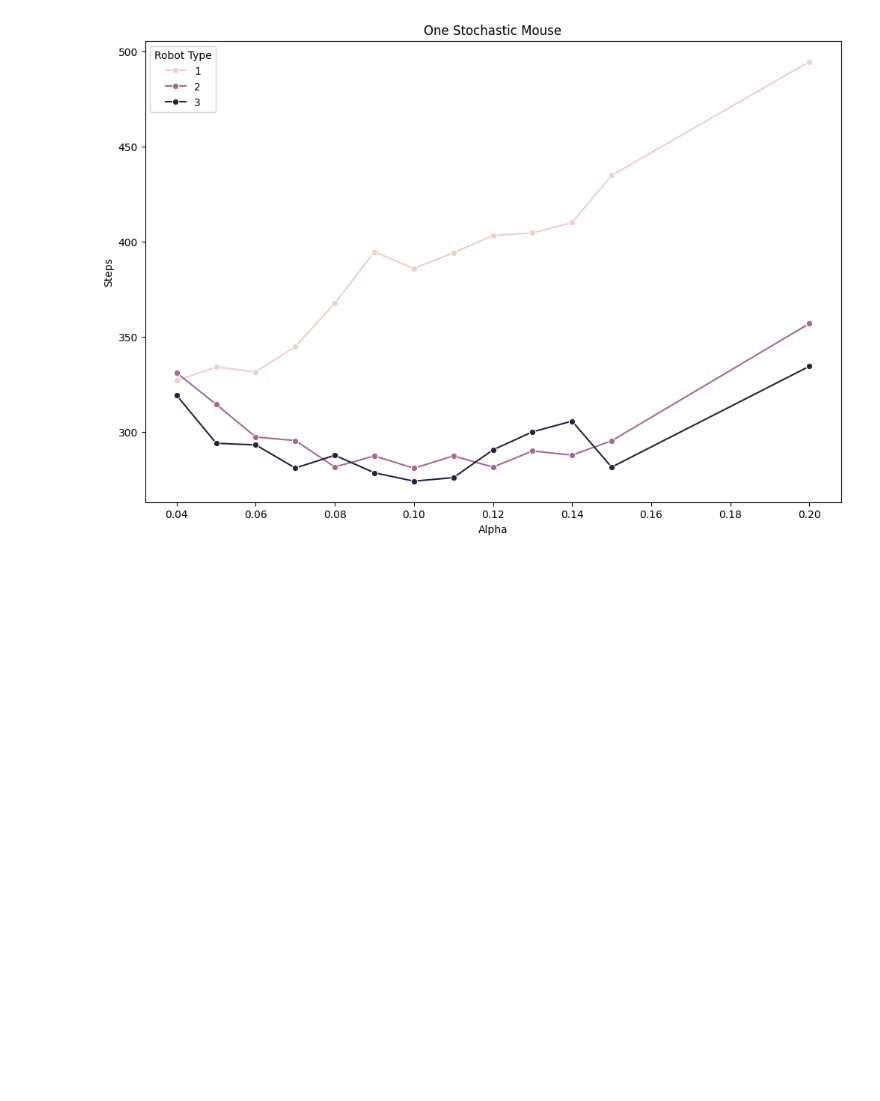
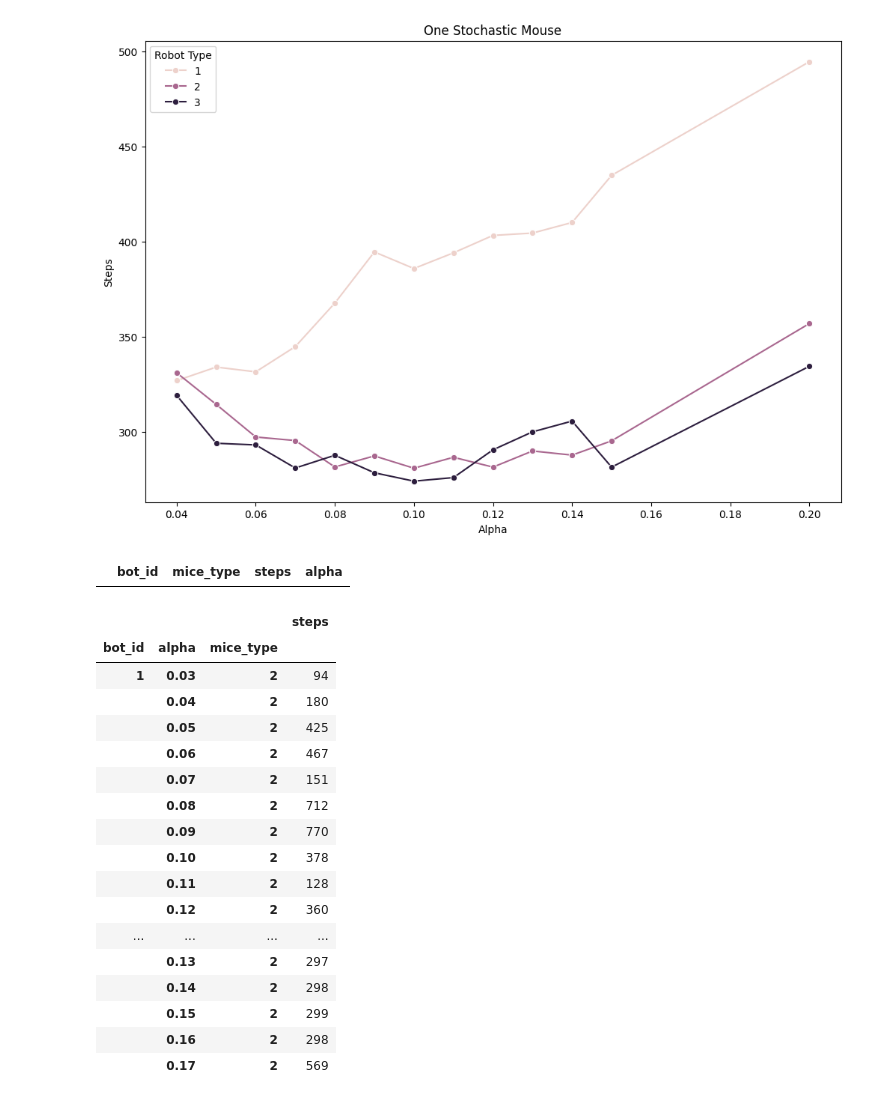
Before and after one commit to dfrxo/AI, a Jupyter notebook: datafiles/data_processing.ipynb, the cells around one changed output. Saved outputs shown, nothing was run; the diff lists cells and outputs as text; code cells hidden in the pictures; blank space fills up the shorter version.

```diff
--- a/datafiles/data_processing.ipynb
+++ b/datafiles/data_processing.ipynb
@@ -71,3 +60,7 @@ plt.legend(title='Robot Type')
 plt.show()
 # %% [output]
 [figure]
+# %%
+df[(df['bot_id']==2) & (df['alpha']==0.03) & (df['mice_type']==2)]
+# %% [output]
+|  | bot_id | mice_type | steps | alpha |
@@ -74 +91,26 @@ plt.show()
+# %%
+df_two_mice = pd.read_csv(r"data_two_mice.csv")
+
+df_two_mice.groupby(['bot_id', 'alpha']).count()
+
+df_two_mice.groupby(['bot_id', 'alpha', 'mice_type']).count()
+# %% [output]
+|  |  |  | steps |
+| bot_id | alpha | mice_type |  |
+| 1 | 0.03 | 2 | 94 |
+|  | 0.04 | 2 | 180 |
+|  | 0.05 | 2 | 425 |
+|  | 0.06 | 2 | 467 |
+|  | 0.07 | 2 | 151 |
+|  | 0.08 | 2 | 712 |
+|  | 0.09 | 2 | 770 |
+|  | 0.10 | 2 | 378 |
+|  | 0.11 | 2 | 128 |
+|  | 0.12 | 2 | 360 |
+| ... | ... | ... | ... |
+|  | 0.13 | 2 | 297 |
+|  | 0.14 | 2 | 298 |
+|  | 0.15 | 2 | 299 |
+|  | 0.16 | 2 | 298 |
+|  | 0.17 | 2 | 569 |
 # %%
```
Also changed, not shown: parts of 9 cells of this notebook, 13 other files.
